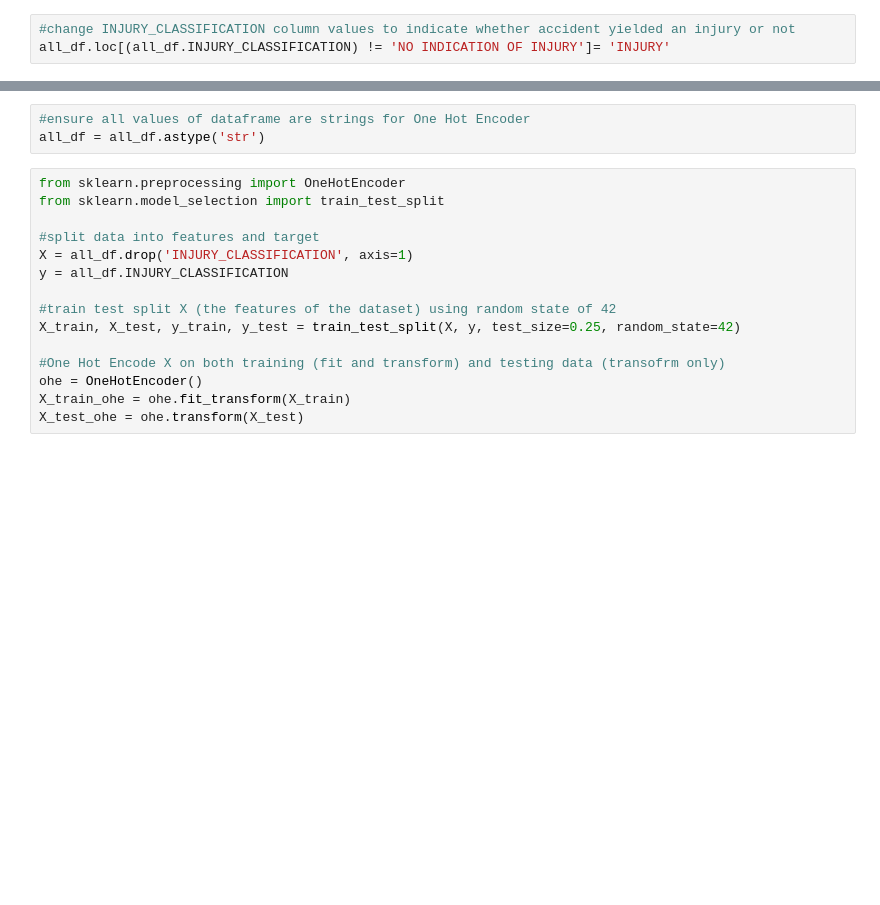
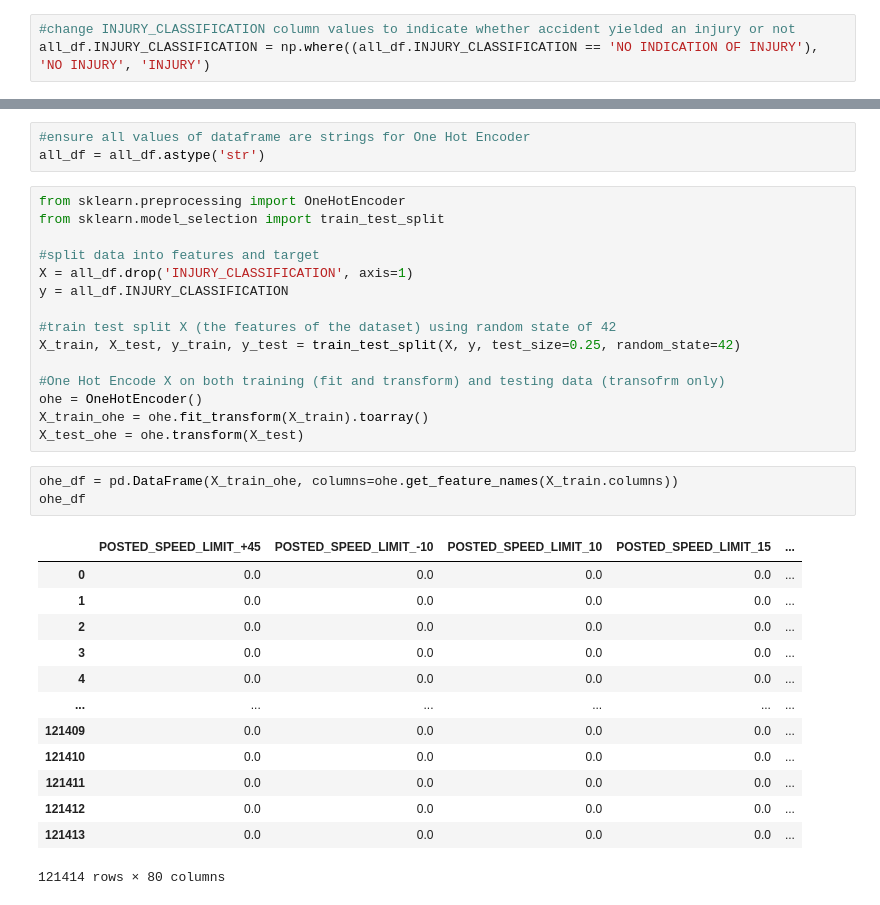
Before and after one commit to jojodeleon/Chicago_car_crashes, a Jupyter notebook: EDA2.ipynb, the cells around one changed output, grey strips where cells are left out. Saved outputs shown, nothing was run; the diff lists cells and outputs as text; blank space fills up the shorter version.

Commit message:
Fix injury error and OHE

```diff
--- a/EDA2.ipynb
+++ b/EDA2.ipynb
@@ -291,4 +291,4 @@ FATAL                           46
 Name: INJURY_CLASSIFICATION, dtype: int64
 # %%
 #change INJURY_CLASSIFICATION column values to indicate whether accident yielded an injury or not
-all_df.loc[(all_df.INJURY_CLASSIFICATION) != 'NO INDICATION OF INJURY']= 'INJURY'
+all_df.INJURY_CLASSIFICATION = np.where((all_df.INJURY_CLASSIFICATION == 'NO INDICATION OF INJURY'), 'NO INJURY', 'INJURY')
@@ -363,5 +391,22 @@ X_train, X_test, y_train, y_test = train_test_split(X, y, test_size=0.25, random
 
 #One Hot Encode X on both training (fit and transform) and testing data (transofrm only)
 ohe = OneHotEncoder()
-X_train_ohe = ohe.fit_transform(X_train)
+X_train_ohe = ohe.fit_transform(X_train).toarray()
 X_test_ohe = ohe.transform(X_test)
+# %%
+ohe_df = pd.DataFrame(X_train_ohe, columns=ohe.get_feature_names(X_train.columns))
+ohe_df
+# %% [output]
+|  | POSTED_SPEED_LIMIT_+45 | POSTED_SPEED_LIMIT_-10 | POSTED_SPEED_LIMIT_10 | POSTED_SPEED_LIMIT_15 | ... |
+| 0 | 0.0 | 0.0 | 0.0 | 0.0 | ... |
+| 1 | 0.0 | 0.0 | 0.0 | 0.0 | ... |
+| 2 | 0.0 | 0.0 | 0.0 | 0.0 | ... |
+| 3 | 0.0 | 0.0 | 0.0 | 0.0 | ... |
+| 4 | 0.0 | 0.0 | 0.0 | 0.0 | ... |
+| ... | ... | ... | ... | ... | ... |
+| 121409 | 0.0 | 0.0 | 0.0 | 0.0 | ... |
+| 121410 | 0.0 | 0.0 | 0.0 | 0.0 | ... |
+| 121411 | 0.0 | 0.0 | 0.0 | 0.0 | ... |
+| 121412 | 0.0 | 0.0 | 0.0 | 0.0 | ... |
+| 121413 | 0.0 | 0.0 | 0.0 | 0.0 | ... |
+121414 rows × 80 columns
```
Also changed, not shown: parts of 6 cells of this notebook.
